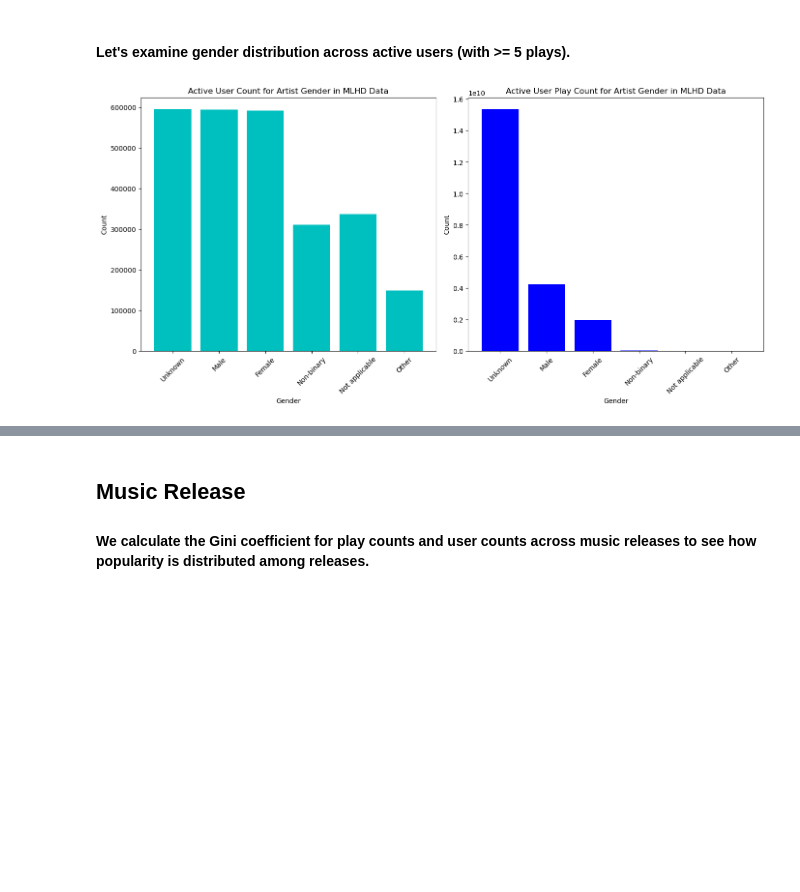
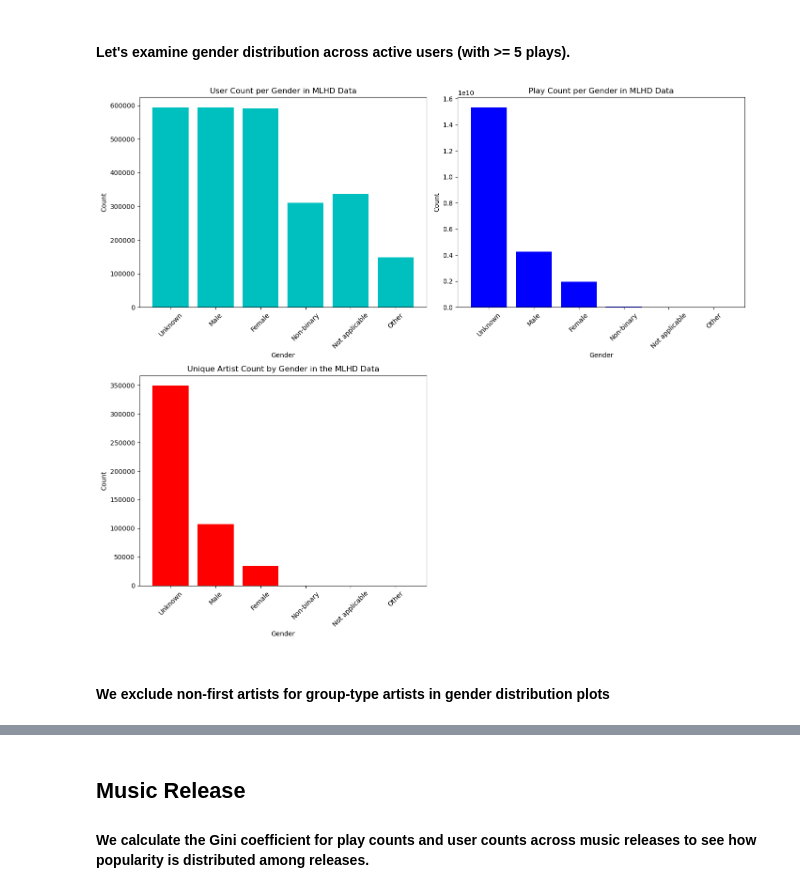
Before and after one commit to mdekstrand/musicdata-tools, a Jupyter notebook: datanalysis/summaryanalysis.ipynb, the cells around one changed output, grey strips where cells are left out. Cells and saved outputs as stored; diff of their text form; code cells hidden in the pictures; blank space fills up the shorter version.

```diff
--- a/datanalysis/summaryanalysis.ipynb
+++ b/datanalysis/summaryanalysis.ipynb
@@ -136,25 +161,32 @@ plt.show()
 ## Artist Gender
 #### Let's examine the distribution of gender groups by play count and user count.
 # %%
-# plot gender distribution
+#plot gender distribution
 query = f"SELECT * FROM read_parquet('{stat_path}/gender_count.parquet')"
 gender_count = conn.execute(query).fetchdf()
 gender_count['gender'] = gender_count['gender'].fillna('Unknown')
 
-fig, (ax1, ax2) = plt.subplots(1, 2, figsize=(10, 6))
+fig, ((ax1, ax2), (ax3, _)) = plt.subplots(2, 2, figsize=(14, 12))
 
 ax1.bar(gender_count['gender'], gender_count['n_users'], color='c')
-ax1.set_title("User Count for Artist Gender in MLHD Data")
+ax1.set_title("User Count per Gender in MLHD Data")
 ax1.set_xlabel("Gender")
 ax1.set_ylabel("Count")
 ax1.tick_params(axis='x', rotation=45)
 
 ax2.bar(gender_count['gender'], gender_count['n_plays'], color='b')
-ax2.set_title("Play Count for Artist Gender in MLHD Data")
+ax2.set_title("Play Count per Gender in MLHD Data")
 ax2.set_xlabel("Gender")
 ax2.set_ylabel("Count")
 ax2.tick_params(axis='x', rotation=45)
 
+ax3.bar(gender_count['gender'], gender_count['unique_count'], color='r')
+ax3.set_title("Unique Artist Count by Gender in the MLHD Data")
+ax3.set_xlabel("Gender")
+ax3.set_ylabel("Count")
+ax3.tick_params(axis='x', rotation=45)
+_.axis('off')
+
 plt.tight_layout()
 plt.show()
 # %% [output]
@@ -164,24 +196,33 @@ plt.show()
 # %%
 # plot gender distribution of artists in active users' data (with >=5 plays)
 query = f"SELECT * FROM read_parquet('{stat_path}/gender_count_active.parquet')"
 gender_count_active = conn.execute(query).fetchdf()
 gender_count_active['gender'] = gender_count_active['gender'].fillna('Unknown')
 
-fig, (ax1, ax2) = plt.subplots(1, 2, figsize=(14, 7))
+fig, ((ax1, ax2), (ax3, _)) = plt.subplots(2, 2, figsize=(14, 12))
 
 ax1.bar(gender_count_active['gender'], gender_count_active['n_users'], color='c')
-ax1.set_title("Active User Count for Artist Gender in MLHD Data")
+ax1.set_title("User Count per Gender in MLHD Data")
 ax1.set_xlabel("Gender")
 ax1.set_ylabel("Count")
 ax1.tick_params(axis='x', rotation=45)
 
 ax2.bar(gender_count_active['gender'], gender_count_active['n_plays'], color='b')
-ax2.set_title("Active User Play Count for Artist Gender in MLHD Data")
+ax2.set_title("Play Count per Gender in MLHD Data")
 ax2.set_xlabel("Gender")
 ax2.set_ylabel("Count")
 ax2.tick_params(axis='x', rotation=45)
 
+ax3.bar(gender_count_active['gender'], gender_count_active['unique_count'], color='r')
+ax3.set_title("Unique Artist Count by Gender in the MLHD Data")
+ax3.set_xlabel("Gender")
+ax3.set_ylabel("Count")
+ax3.tick_params(axis='x', rotation=45)
+_.axis('off')
+
 plt.tight_layout()
 plt.show()
 # %% [output]
-[figure, old version]
+[figure, new version]
+# %% [markdown]
+#### We exclude non-first artists for group-type artists in gender distribution plots
```
Also changed, not shown: parts of 19 cells of this notebook, 1 other file.
